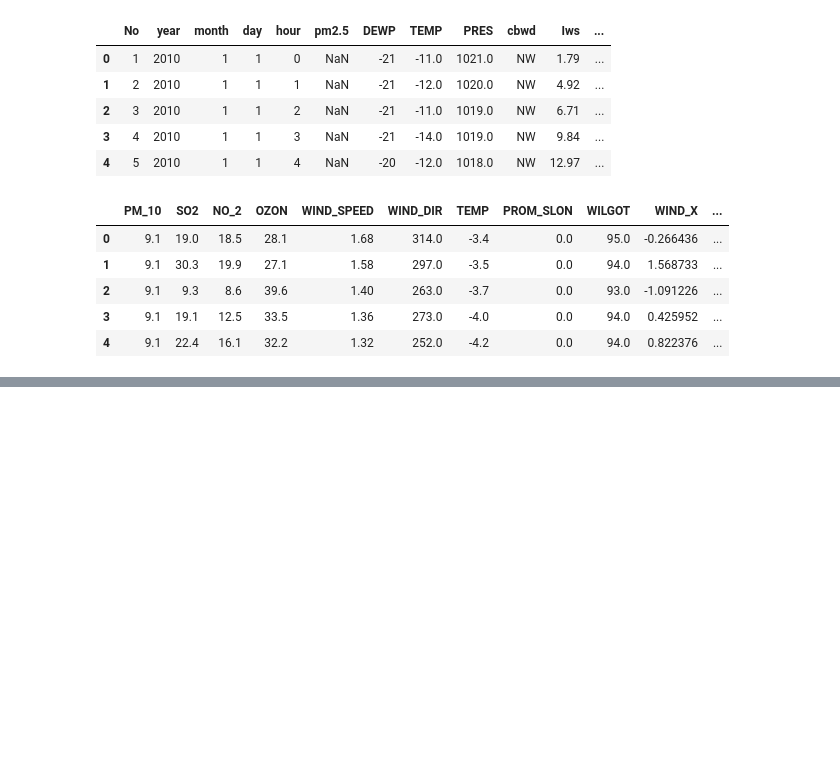
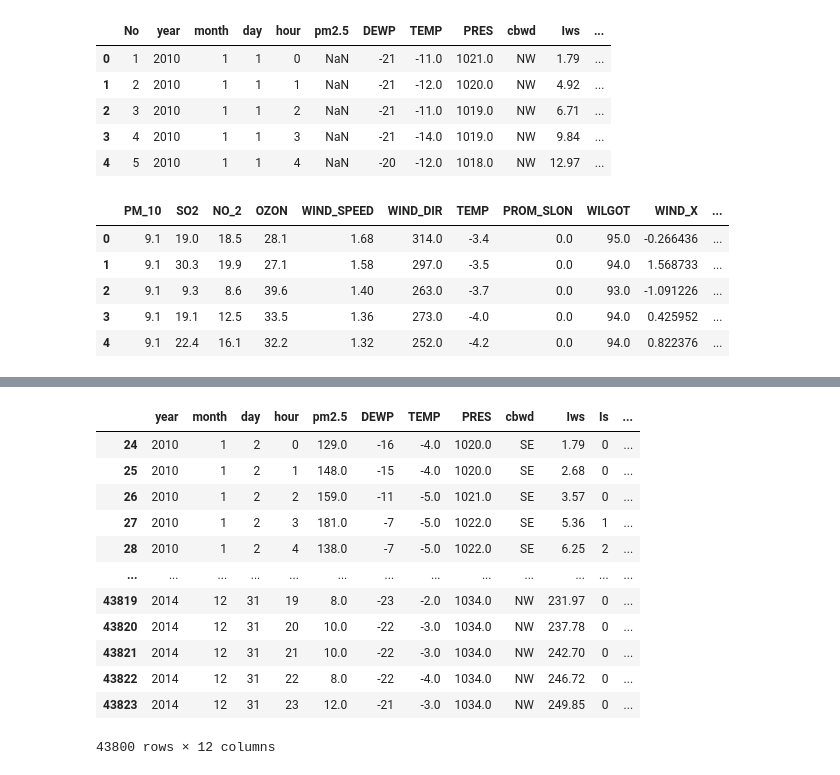
Before and after one commit to dtrianab/PM-Fcast-Python, a Jupyter notebook: PMs.ipynb, the cells around one changed output, grey strips where cells are left out. Cells and saved outputs as stored; diff of their text form; code cells hidden in the pictures; blank space fills up the shorter version.

Commit message:
Working on the data, adding dates to PM10

```diff
--- a/PMs.ipynb
+++ b/PMs.ipynb
@@ -26,0 +72,2 @@ PM10data.head()
+# %%
+PM25_interpolate=PM25data['pm2.5'].fillna(method='ffill')
@@ -26,0 +89,19 @@ PM10data.head()
+# %%
+PM25data_clean=PM25data
+PM25data_clean['pm2.5']=PM25_interpolate
+PM25data_clean=PM25data_clean[24:]
+PM25data_clean.drop(['No'], axis=1)
+# %% [output]
+|  | year | month | day | hour | pm2.5 | DEWP | TEMP | PRES | cbwd | Iws | Is | ... |
+| 24 | 2010 | 1 | 2 | 0 | 129.0 | -16 | -4.0 | 1020.0 | SE | 1.79 | 0 | ... |
+| 25 | 2010 | 1 | 2 | 1 | 148.0 | -15 | -4.0 | 1020.0 | SE | 2.68 | 0 | ... |
+| 26 | 2010 | 1 | 2 | 2 | 159.0 | -11 | -5.0 | 1021.0 | SE | 3.57 | 0 | ... |
+| 27 | 2010 | 1 | 2 | 3 | 181.0 | -7 | -5.0 | 1022.0 | SE | 5.36 | 1 | ... |
+| 28 | 2010 | 1 | 2 | 4 | 138.0 | -7 | -5.0 | 1022.0 | SE | 6.25 | 2 | ... |
+| ... | ... | ... | ... | ... | ... | ... | ... | ... | ... | ... | ... | ... |
+| 43819 | 2014 | 12 | 31 | 19 | 8.0 | -23 | -2.0 | 1034.0 | NW | 231.97 | 0 | ... |
+| 43820 | 2014 | 12 | 31 | 20 | 10.0 | -22 | -3.0 | 1034.0 | NW | 237.78 | 0 | ... |
+| 43821 | 2014 | 12 | 31 | 21 | 10.0 | -22 | -3.0 | 1034.0 | NW | 242.70 | 0 | ... |
+| 43822 | 2014 | 12 | 31 | 22 | 8.0 | -22 | -4.0 | 1034.0 | NW | 246.72 | 0 | ... |
+| 43823 | 2014 | 12 | 31 | 23 | 12.0 | -21 | -3.0 | 1034.0 | NW | 249.85 | 0 | ... |
+43800 rows × 12 columns
```
Also changed, not shown: parts of 16 cells of this notebook, 1 other file.
